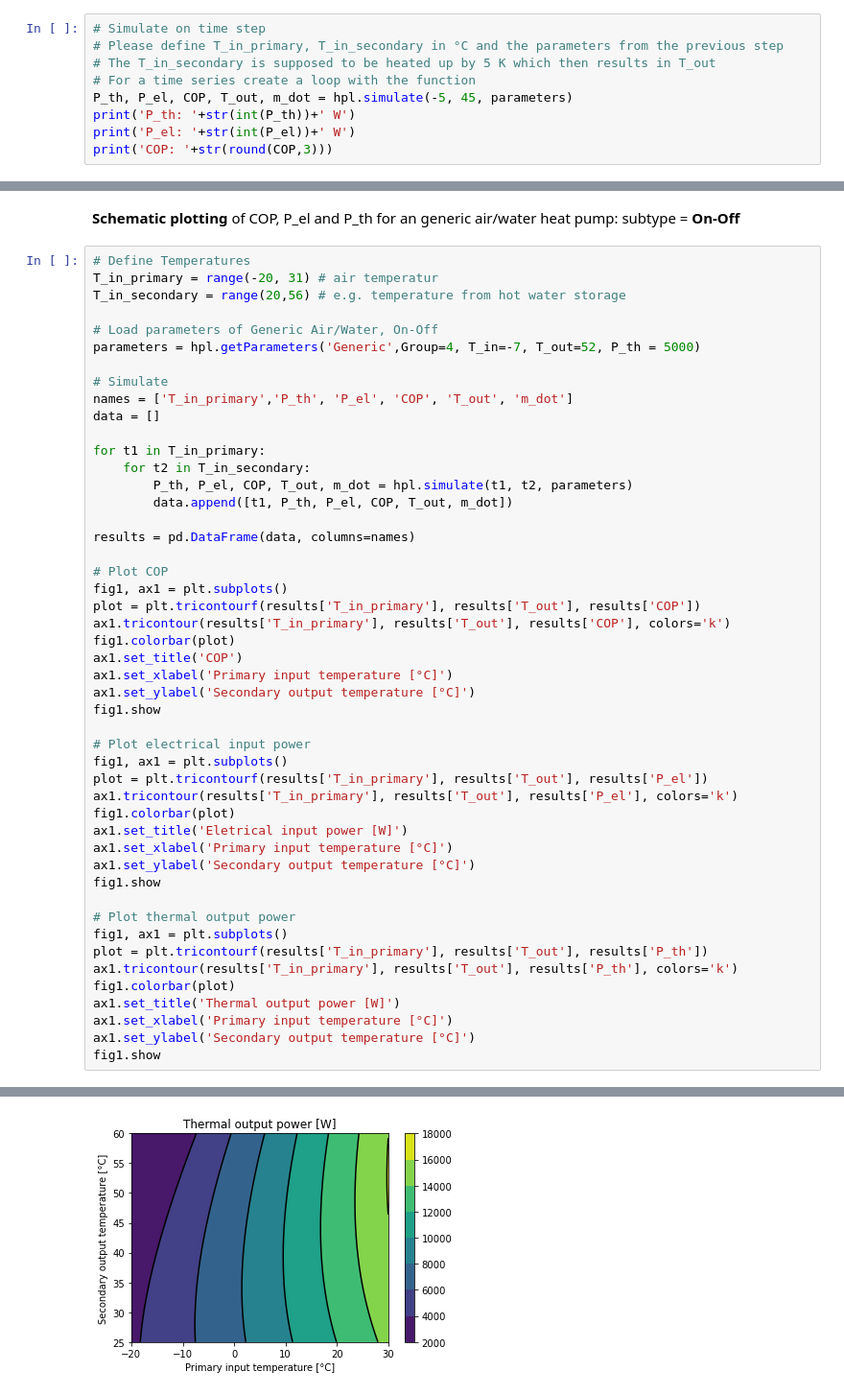
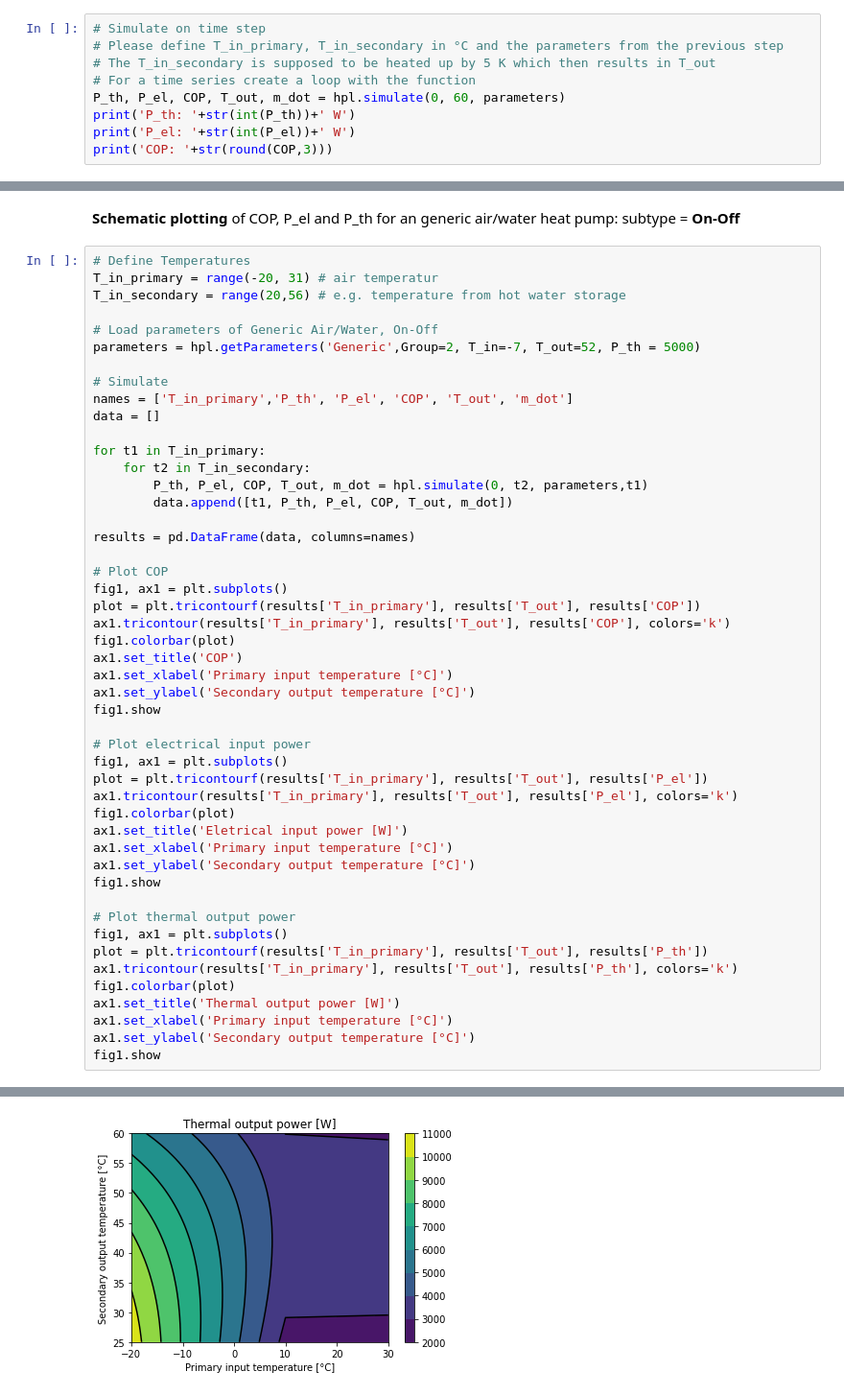
Before and after one commit to FZJ-IEK3-VSA/hplib, a Jupyter notebook: Documentation.ipynb, the cells around one changed output, grey strips where cells are left out. Shown: that part at 96% size. Saved outputs shown, nothing was run; the diff lists cells and outputs as text.

```diff
--- a/Documentation.ipynb
+++ b/Documentation.ipynb
@@ -93,7 +93,7 @@ parameters
 # Please define T_in_primary, T_in_secondary in °C and the parameters from the previous step
 # The T_in_secondary is supposed to be heated up by 5 K which then results in T_out
 # For a time series create a loop with the function
-P_th, P_el, COP, T_out, m_dot = hpl.simulate(-5, 45, parameters)
+P_th, P_el, COP, T_out, m_dot = hpl.simulate(0, 60, parameters)
 print('P_th: '+str(int(P_th))+' W')
 print('P_el: '+str(int(P_el))+' W')
 print('COP: '+str(round(COP,3)))
@@ -119,7 +119,7 @@ T_in_primary = range(-20, 31) # air temperatur
 T_in_secondary = range(20,56) # e.g. temperature from hot water storage
 
 # Load parameters of Generic Air/Water, On-Off
-parameters = hpl.getParameters('Generic',Group=4, T_in=-7, T_out=52, P_th = 5000)
+parameters = hpl.getParameters('Generic',Group=2, T_in=-7, T_out=52, P_th = 5000)
 
 # Simulate
 names = ['T_in_primary','P_th', 'P_el', 'COP', 'T_out', 'm_dot']
@@ -127,7 +127,7 @@ data = []
 
 for t1 in T_in_primary:
     for t2 in T_in_secondary:
-        P_th, P_el, COP, T_out, m_dot = hpl.simulate(t1, t2, parameters)
+        P_th, P_el, COP, T_out, m_dot = hpl.simulate(0, t2, parameters,t1)
         data.append([t1, P_th, P_el, COP, T_out, m_dot])
 
 results = pd.DataFrame(data, columns=names)
@@ -168 +168 @@ fig1.show
-[figure, old version]
+[figure, new version]
```
Also changed, not shown: parts of 6 cells of this notebook, 3 other files.
